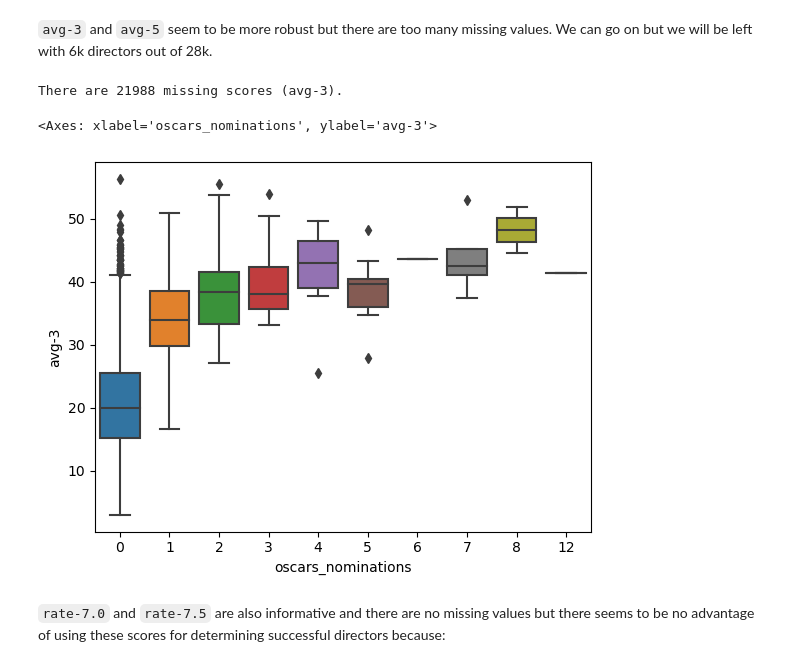
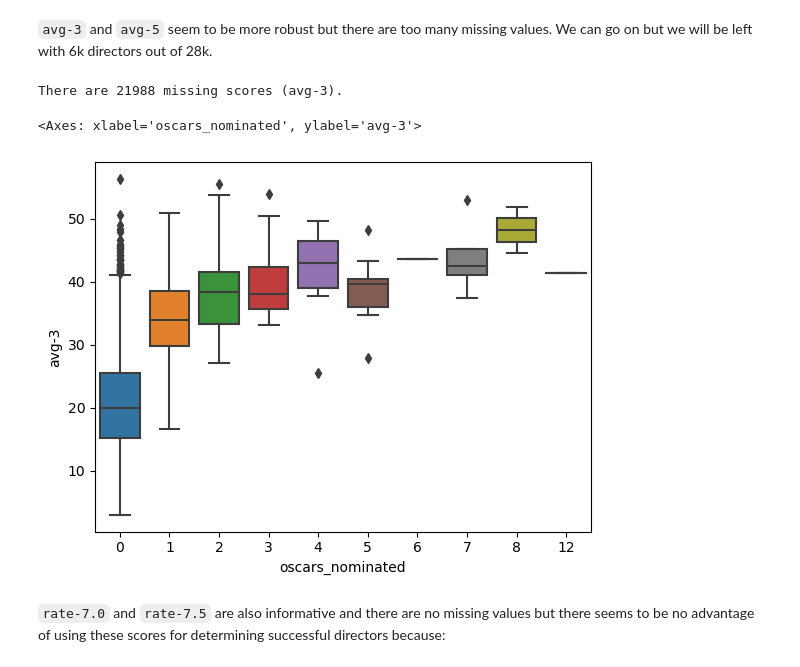
Before and after one commit to epfl-ada/ada-2023-project-crunchychicken, a Jupyter notebook: scores-sepehr.ipynb, the cells around one changed output. Drawn from its saved outputs; the diff is of its cells as text; code cells hidden in the pictures.

```diff
--- a/scores-sepehr.ipynb
+++ b/scores-sepehr.ipynb
@@ -373,16 +365,16 @@ directors['oscars_won'] = directors.apply(lambda d: (oscars_directors.query('win
 # %%
 score = 'avg-3'
 
 print(f'There are {directors[score].isna().sum()} missing scores ({score}).')
 
 sns.boxplot(
     y=directors.dropna(subset=score)[score],
-    x=(directors.oscars_nominations),
+    x=(directors.oscars_nominated),
 )
 # %% [output]
 There are 21988 missing scores (avg-3).
-<Axes: xlabel='oscars_nominations', ylabel='avg-3'>
+<Axes: xlabel='oscars_nominated', ylabel='avg-3'>
-[figure, old version]
+[figure, new version]
 # %% [markdown]
 `rate-7.0` and `rate-7.5` are also informative and there are no missing values but there seems to be no advantage of using these scores for determining successful directors because:
 # %%
```
Also changed, not shown: parts of 11 cells of this notebook.
